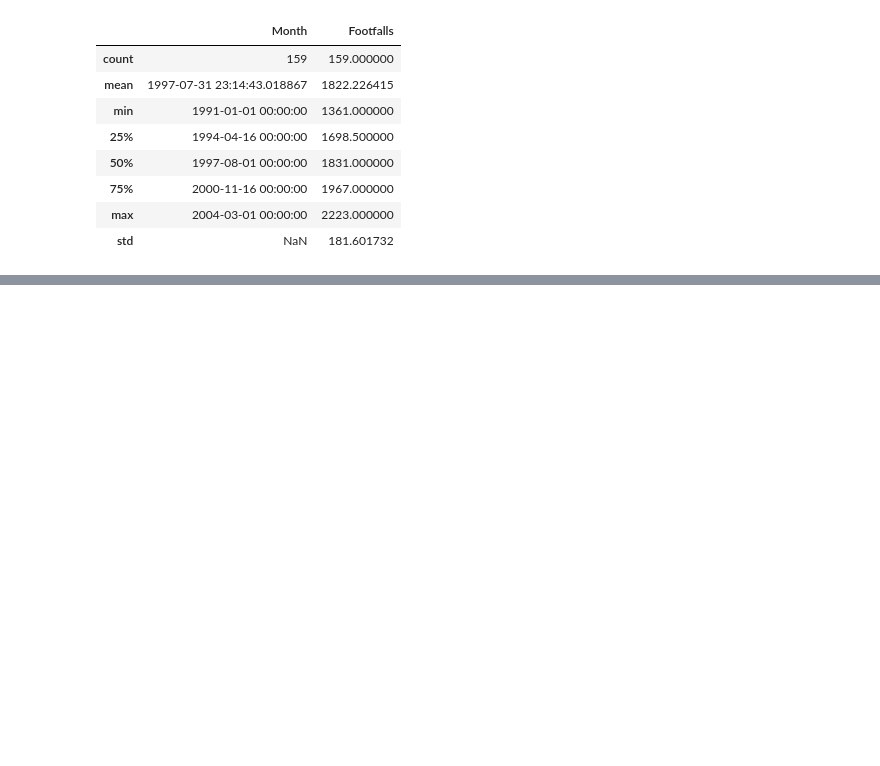
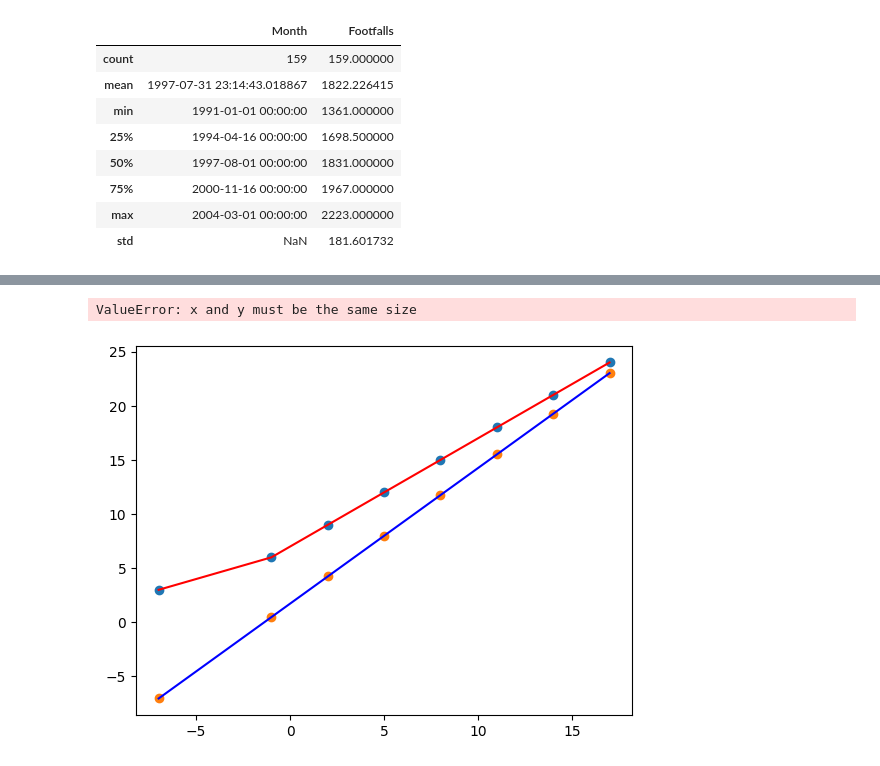
Before and after one commit to Mohammed-Zaheerullah/data-science-portfolio, a Jupyter notebook: core-data-science-practice.ipynb, the cells around one changed output, grey strips where cells are left out. Saved outputs shown, nothing was run; the diff lists cells and outputs as text; code cells hidden in the pictures; blank space fills up the shorter version.

```diff
--- a/core-data-science-practice.ipynb
+++ b/core-data-science-practice.ipynb
@@ -2844,0 +2949,16 @@ basic_stats
+# %%
+import tensorflow as tf
+
+tf.random.set_seed(42)
+
+model = tf.keras.Sequential([tf.keras.layers.Dense(1)])
+
+model.compile(loss=tf.keras.losses.mse, optimizer=tf.keras.optimizers.SGD(), metrics=["mse"])
+
+tf.expand_dims(X, axis=-1)
+
+model.fit(tf.expand_dims(x, axis=-1), y, epochs=100)
+
+mse_values = model.history.history['mse']
+
+Y_pred2 = model.predict(tf.expand_dims(X, axis=-1))
@@ -2844,0 +2983,20 @@ basic_stats
+# %%
+import matplotlib.pyplot as plt
+
+plt.scatter(x, y)
+plt.plot(x, y, color='red')
+
+plt.scatter(x, Y_pred1)
+plt.plot(x, Y_pred1, color='blue')
+
+plt.scatter(x, Y_pred2)
+plt.plot(x, Y_pred2, color='green')
+
+plt.ylabel("y and y predictions")
+plt.Xlabel("x Values")
+plt.title("Actual vs predictions")
+
+plt.show()
+# %% [output]
+ValueError: x and y must be the same size
+[figure, added]
```
Also changed, not shown: parts of 9 cells of this notebook.
